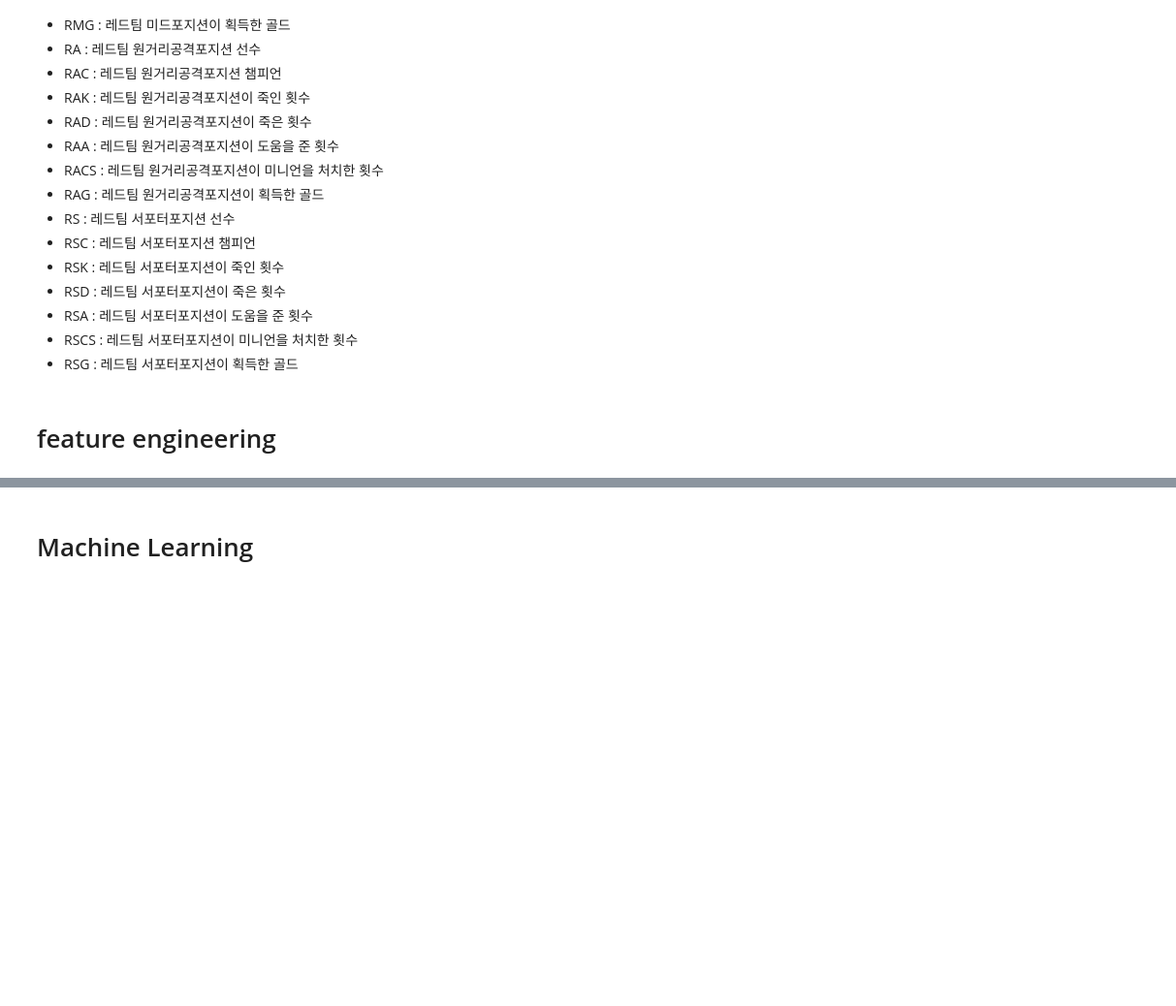
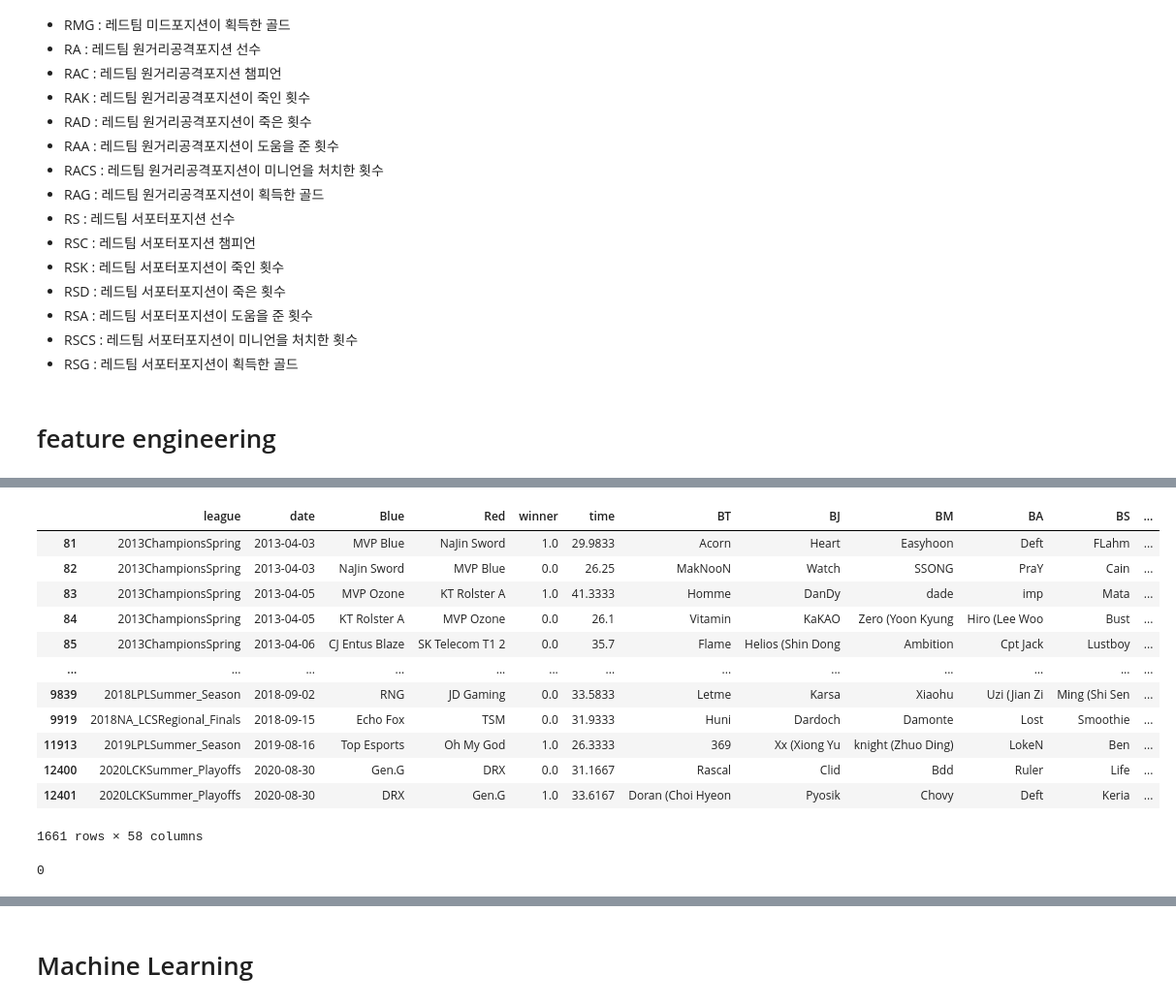
Before and after one commit to snaiws/Project-2, a Jupyter notebook: Project2.ipynb, the cells around one changed output, grey strips where cells are left out. Shown at 97% size. Cells and saved outputs as stored; diff of their text form; code cells hidden in the pictures; blank space fills up the shorter version.

```diff
--- a/Project2.ipynb
+++ b/Project2.ipynb
@@ -685,3 +694,6 @@ df.to_csv('major league1.csv', index=False)
+# %%
+df.drop(5661,inplace=True)
+df=df.reset_index().drop('index',axis=1)
 # %% [markdown]
 #####feature 설명
 - league : 경기가 진행된 리그
@@ -942,4 +909,2 @@ def engineer3(df):
 # %%
 df=engineer1(df)
-# %%
-df=engineer2(df)
@@ -949,0 +934,30 @@ df=engineer2(df)
+# %%
+#다중선형회귀로 gold per minute 결측치 예측
+#nan값을 가진것과 안가진것으로 나눔
+test=df[df.isna().any(axis=1)]
+train=pd.concat([df,test]).drop_duplicates(keep=False)
+model = LinearRegression()
+for tp in ['BT','RT','BJ','RJ','BM','RM','BA','RA','BS','RS']:
+  features = ['time',f'{tp}cspm',f'{tp}KDA']
+  target=[f'{tp}gpm']
+  X_train = train[features]
+  X_test = test[features]
+  y_train = train[target]
+  model.fit(X_train, y_train)
+  y_pred = model.predict(X_test)
+  test[f'{tp}gpm']=y_pred
+test
+# %% [output]
+|  | league | date | Blue | Red | winner | time | BT | BJ | BM | BA | BS | ... |
+| 81 | 2013ChampionsSpring | 2013-04-03 | MVP Blue | NaJin Sword | 1.0 | 29.9833 | Acorn | Heart | Easyhoon | Deft | FLahm | ... |
+| 82 | 2013ChampionsSpring | 2013-04-03 | NaJin Sword | MVP Blue | 0.0 | 26.25 | MakNooN | Watch | SSONG | PraY | Cain | ... |
+| 83 | 2013ChampionsSpring | 2013-04-05 | MVP Ozone | KT Rolster A | 1.0 | 41.3333 | Homme | DanDy | dade | imp | Mata | ... |
+| 84 | 2013ChampionsSpring | 2013-04-05 | KT Rolster A | MVP Ozone | 0.0 | 26.1 | Vitamin | KaKAO | Zero (Yoon Kyung | Hiro (Lee Woo | Bust | ... |
+| 85 | 2013ChampionsSpring | 2013-04-06 | CJ Entus Blaze | SK Telecom T1 2 | 0.0 | 35.7 | Flame | Helios (Shin Dong | Ambition | Cpt Jack | Lustboy | ... |
+| ... | ... | ... | ... | ... | ... | ... | ... | ... | ... | ... | ... | ... |
+| 9839 | 2018LPLSummer_Season | 2018-09-02 | RNG | JD Gaming | 0.0 | 33.5833 | Letme | Karsa | Xiaohu | Uzi (Jian Zi | Ming (Shi Sen | ... |
+| 9919 | 2018NA_LCSRegional_Finals | 2018-09-15 | Echo Fox | TSM | 0.0 | 31.9333 | Huni | Dardoch | Damonte | Lost | Smoothie | ... |
+| 11913 | 2019LPLSummer_Season | 2019-08-16 | Top Esports | Oh My God | 1.0 | 26.3333 | 369 | Xx (Xiong Yu | knight (Zhuo Ding) | LokeN | Ben | ... |
+| 12400 | 2020LCKSummer_Playoffs | 2020-08-30 | Gen.G | DRX | 0.0 | 31.1667 | Rascal | Clid | Bdd | Ruler | Life | ... |
+| 12401 | 2020LCKSummer_Playoffs | 2020-08-30 | DRX | Gen.G | 1.0 | 33.6167 | Doran (Choi Hyeon | Pyosik | Chovy | Deft | Keria | ... |
+1661 rows × 58 columns
@@ -949,0 +967,4 @@ df=engineer2(df)
+# %%
+df.isna().sum().sum()
+# %% [output]
+0
```
Also changed, not shown: parts of 31 cells of this notebook.
